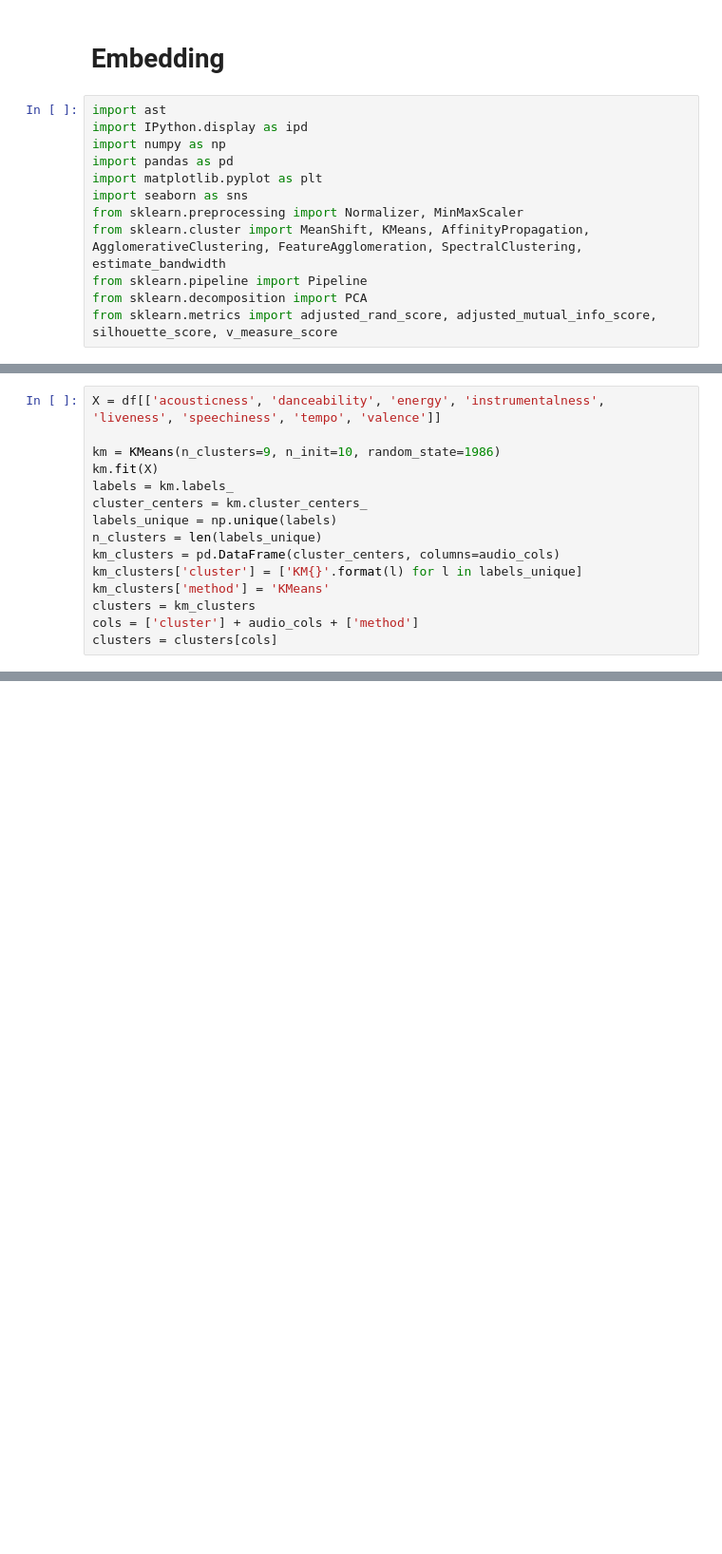
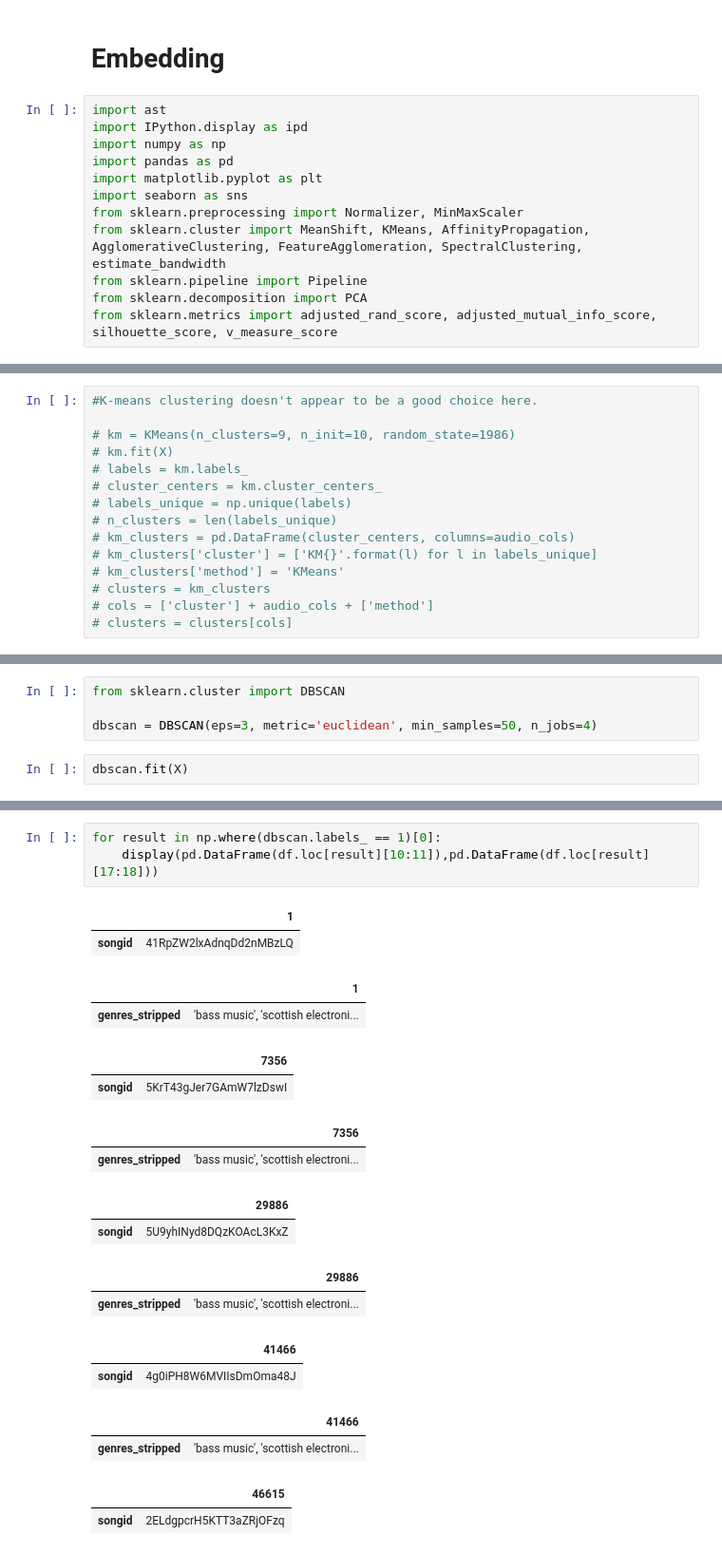
Before and after one commit to BloomTech-Labs/Music-Meteorologist-ds, a Jupyter notebook: model_notebooks/genre_encoding.ipynb, the cells around one changed output, grey strips where cells are left out. Shown at 95% size. Saved outputs shown, nothing was run; the diff lists cells and outputs as text; blank space fills up the shorter version.

```diff
--- a/model_notebooks/genre_encoding.ipynb
+++ b/model_notebooks/genre_encoding.ipynb
@@ -199,15 +258,15 @@ Text(0.5, 1.0, 'Elbow Method')
 # %%
-X = df[['acousticness', 'danceability', 'energy', 'instrumentalness', 'liveness', 'speechiness', 'tempo', 'valence']]
+#K-means clustering doesn't appear to be a good choice here.
 
-km = KMeans(n_clusters=9, n_init=10, random_state=1986)
-km.fit(X)
-labels = km.labels_
-cluster_centers = km.cluster_centers_
-labels_unique = np.unique(labels)
-n_clusters = len(labels_unique)
-km_clusters = pd.DataFrame(cluster_centers, columns=audio_cols)
-km_clusters['cluster'] = ['KM{}'.format(l) for l in labels_unique]
-km_clusters['method'] = 'KMeans'
-clusters = km_clusters
-cols = ['cluster'] + audio_cols + ['method']
-clusters = clusters[cols]
+# km = KMeans(n_clusters=9, n_init=10, random_state=1986)
+# km.fit(X)
+# labels = km.labels_
+# cluster_centers = km.cluster_centers_
+# labels_unique = np.unique(labels)
+# n_clusters = len(labels_unique)
+# km_clusters = pd.DataFrame(cluster_centers, columns=audio_cols)
+# km_clusters['cluster'] = ['KM{}'.format(l) for l in labels_unique]
+# km_clusters['method'] = 'KMeans'
+# clusters = km_clusters
+# cols = ['cluster'] + audio_cols + ['method']
+# clusters = clusters[cols]
@@ -238,0 +285,6 @@ plt.savefig('heatmap_all.png')
+# %%
+from sklearn.cluster import DBSCAN
+
+dbscan = DBSCAN(eps=3, metric='euclidean', min_samples=50, n_jobs=4)
+# %%
+dbscan.fit(X)
@@ -238,0 +309,22 @@ plt.savefig('heatmap_all.png')
+# %%
+for result in np.where(dbscan.labels_ == 1)[0]:
+    display(pd.DataFrame(df.loc[result][10:11]),pd.DataFrame(df.loc[result][17:18]))
+# %% [output]
+|  | 1 |
+| songid | 41RpZW2lxAdnqDd2nMBzLQ |
+|  | 1 |
+| genres_stripped | 'bass music', 'scottish electroni... |
+|  | 7356 |
+| songid | 5KrT43gJer7GAmW7lzDswI |
+|  | 7356 |
+| genres_stripped | 'bass music', 'scottish electroni... |
+|  | 29886 |
+| songid | 5U9yhINyd8DQzKOAcL3KxZ |
+|  | 29886 |
+| genres_stripped | 'bass music', 'scottish electroni... |
+|  | 41466 |
+| songid | 4g0iPH8W6MVIIsDmOma48J |
+|  | 41466 |
+| genres_stripped | 'bass music', 'scottish electroni... |
+|  | 46615 |
+| songid | 2ELdgpcrH5KTT3aZRjOFzq |
```
Also changed, not shown: parts of 24 cells of this notebook, 2 other files.
